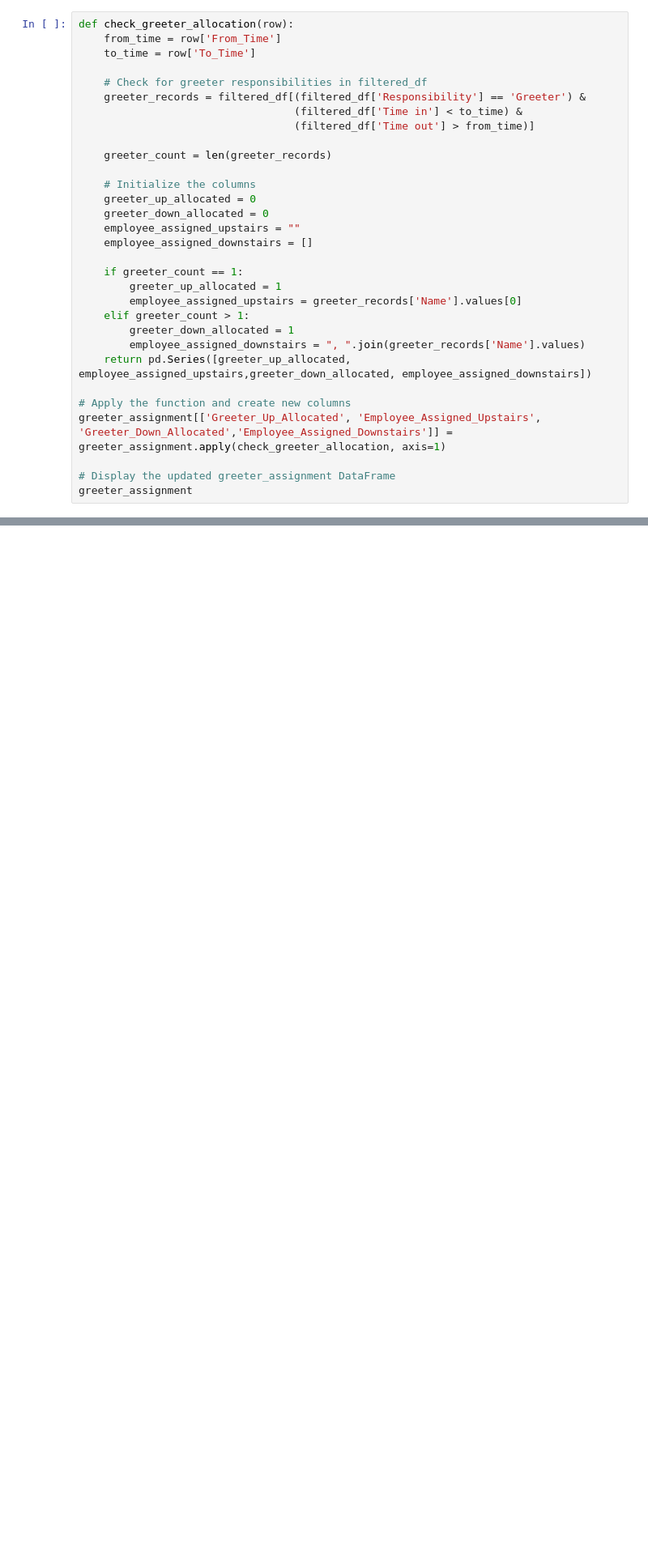
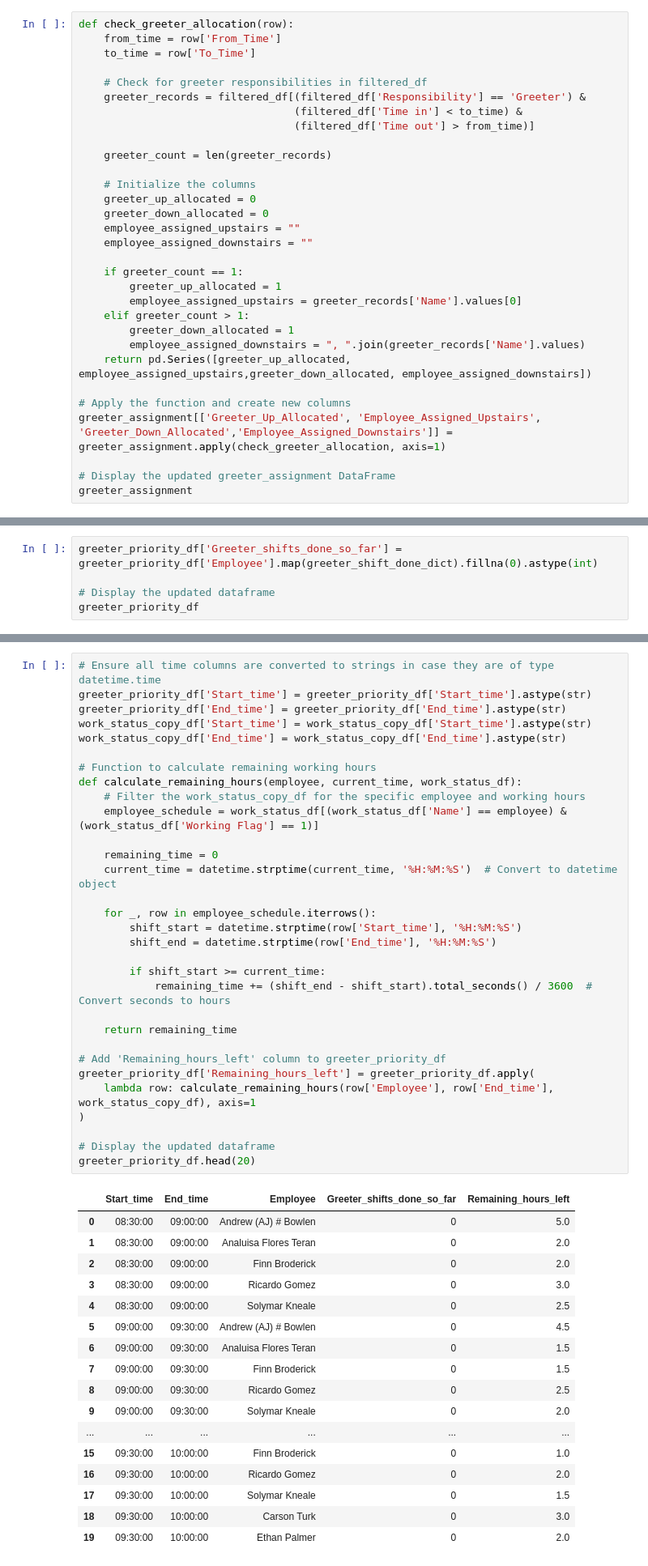
Before and after one commit to ABHIRAM1234/CU-BookStore-Work-Scheduling, a Jupyter notebook: greeter.ipynb, the cells around one changed output, grey strips where cells are left out. Shown at 81% size. Drawn from its saved outputs; the diff is of its cells as text; blank space fills up the shorter version.

```diff
--- a/greeter.ipynb
+++ b/greeter.ipynb
@@ -158,7 +166,7 @@ def check_greeter_allocation(row):
     greeter_up_allocated = 0
     greeter_down_allocated = 0
     employee_assigned_upstairs = ""
-    employee_assigned_downstairs = []
+    employee_assigned_downstairs = ""
 
     if greeter_count == 1:
         greeter_up_allocated = 1
@@ -193,0 +221,5 @@ greeter_assignment
+# %%
+greeter_priority_df['Greeter_shifts_done_so_far'] = greeter_priority_df['Employee'].map(greeter_shift_done_dict).fillna(0).astype(int)
+
+# Display the updated dataframe
+greeter_priority_df
@@ -193,0 +240,49 @@ greeter_assignment
+# %%
+# Ensure all time columns are converted to strings in case they are of type datetime.time
+greeter_priority_df['Start_time'] = greeter_priority_df['Start_time'].astype(str)
+greeter_priority_df['End_time'] = greeter_priority_df['End_time'].astype(str)
+work_status_copy_df['Start_time'] = work_status_copy_df['Start_time'].astype(str)
+work_status_copy_df['End_time'] = work_status_copy_df['End_time'].astype(str)
+
+# Function to calculate remaining working hours
+def calculate_remaining_hours(employee, current_time, work_status_df):
+    # Filter the work_status_copy_df for the specific employee and working hours
+    employee_schedule = work_status_df[(work_status_df['Name'] == employee) & (work_status_df['Working Flag'] == 1)]
+
+    remaining_time = 0
+    current_time = datetime.strptime(current_time, '%H:%M:%S')  # Convert to datetime object
+
+    for _, row in employee_schedule.iterrows():
+        shift_start = datetime.strptime(row['Start_time'], '%H:%M:%S')
+        shift_end = datetime.strptime(row['End_time'], '%H:%M:%S')
+
+        if shift_start >= current_time:
+            remaining_time += (shift_end - shift_start).total_seconds() / 3600  # Convert seconds to hours
+
+    return remaining_time
+
+# Add 'Remaining_hours_left' column to greeter_priority_df
+greeter_priority_df['Remaining_hours_left'] = greeter_priority_df.apply(
+    lambda row: calculate_remaining_hours(row['Employee'], row['End_time'], work_status_copy_df), axis=1
+)
+
+# Display the updated dataframe
+greeter_priority_df.head(20)
+# %% [output]
+|  | Start_time | End_time | Employee | Greeter_shifts_done_so_far | Remaining_hours_left |
+| 0 | 08:30:00 | 09:00:00 | Andrew (AJ) # Bowlen | 0 | 5.0 |
+| 1 | 08:30:00 | 09:00:00 | Analuisa Flores Teran | 0 | 2.0 |
+| 2 | 08:30:00 | 09:00:00 | Finn Broderick | 0 | 2.0 |
+| 3 | 08:30:00 | 09:00:00 | Ricardo Gomez | 0 | 3.0 |
+| 4 | 08:30:00 | 09:00:00 | Solymar Kneale | 0 | 2.5 |
+| 5 | 09:00:00 | 09:30:00 | Andrew (AJ) # Bowlen | 0 | 4.5 |
+| 6 | 09:00:00 | 09:30:00 | Analuisa Flores Teran | 0 | 1.5 |
+| 7 | 09:00:00 | 09:30:00 | Finn Broderick | 0 | 1.5 |
+| 8 | 09:00:00 | 09:30:00 | Ricardo Gomez | 0 | 2.5 |
+| 9 | 09:00:00 | 09:30:00 | Solymar Kneale | 0 | 2.0 |
+| ... | ... | ... | ... | ... | ... |
+| 15 | 09:30:00 | 10:00:00 | Finn Broderick | 0 | 1.0 |
+| 16 | 09:30:00 | 10:00:00 | Ricardo Gomez | 0 | 2.0 |
+| 17 | 09:30:00 | 10:00:00 | Solymar Kneale | 0 | 1.5 |
+| 18 | 09:30:00 | 10:00:00 | Carson Turk | 0 | 3.0 |
+| 19 | 09:30:00 | 10:00:00 | Ethan Palmer | 0 | 2.0 |
```
Also changed, not shown: parts of 7 cells of this notebook.
